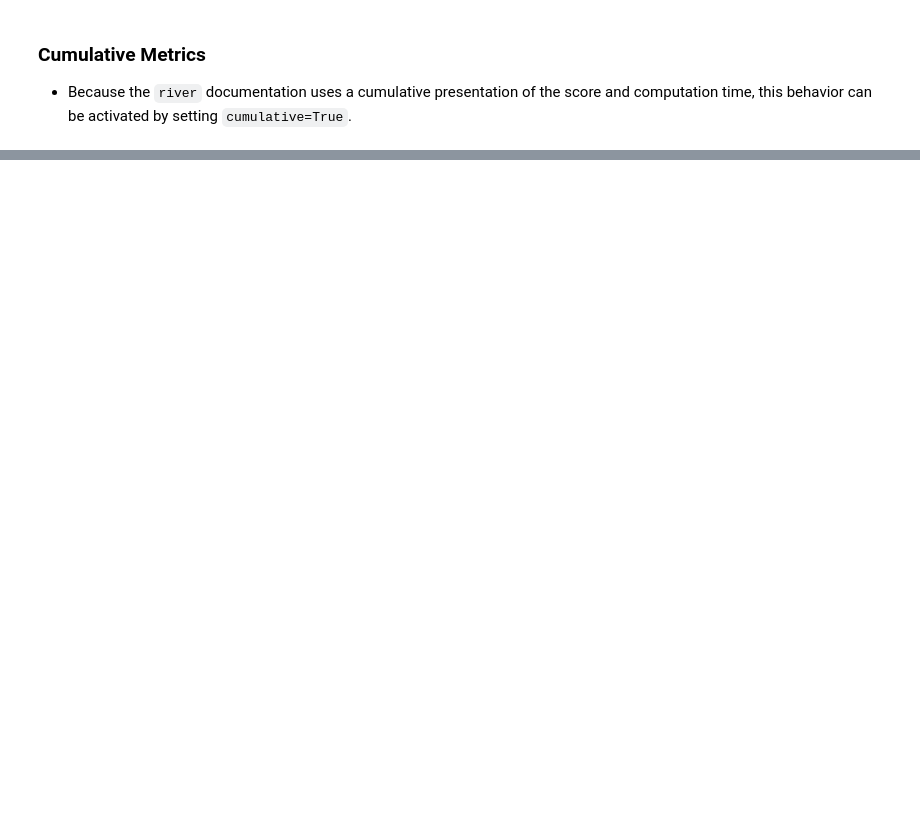
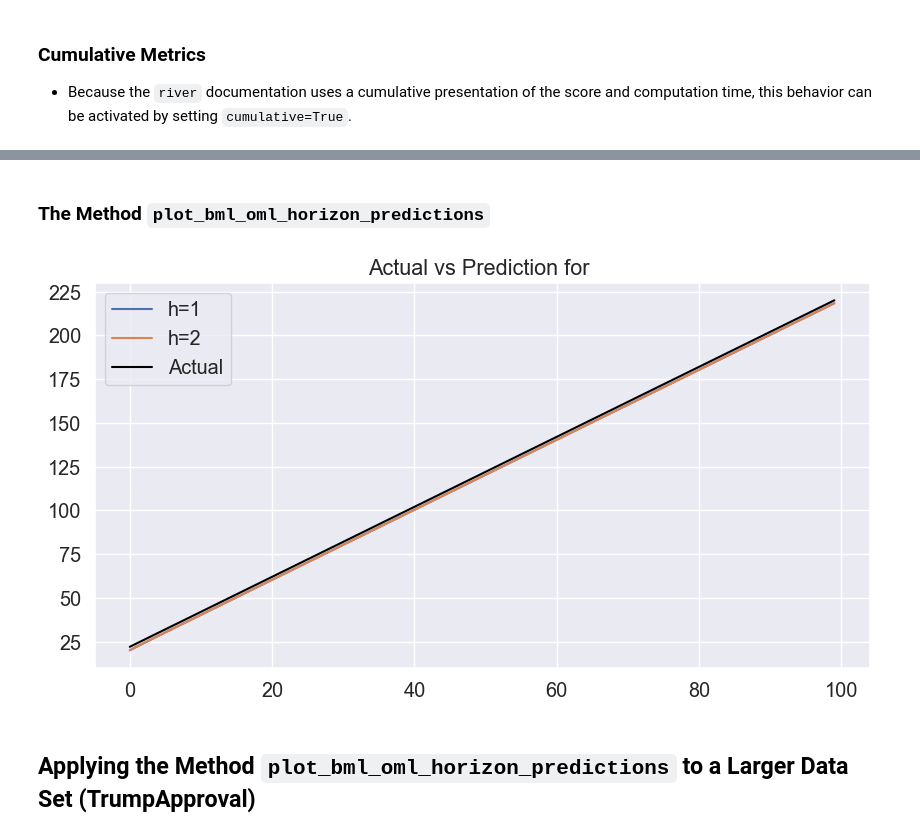
Before and after one commit to sn-code-inside/online-machine-learning, a Jupyter notebook: ch05.ipynb, the cells around one changed output, grey strips where cells are left out. Saved outputs shown, nothing was run; the diff lists cells and outputs as text; code cells hidden in the pictures; blank space fills up the shorter version.

Commit message:
Update ch05.ipynb
Methods for OML added

```diff
--- a/ch05.ipynb
+++ b/ch05.ipynb
@@ -604,0 +605,8 @@ plot_bml_oml_horizon_metrics(df_eval = [df_eval_1, df_eval_2], log_y=False, df_l
+# %% [markdown]
+### The Method `plot_bml_oml_horizon_predictions`
+# %%
+plot_bml_oml_horizon_predictions([df_pred_1, df_pred_2], target_column=target_column, df_labels=df_labels, filename="./figures/ch05_fig_bml_oml_horizon_1_predictions.pdf")
+# %% [output]
+[figure, added]
+# %% [markdown]
+## Applying the Method `plot_bml_oml_horizon_predictions` to a Larger Data Set (TrumpApproval)
```
Also changed, not shown: parts of 11 cells of this notebook.
